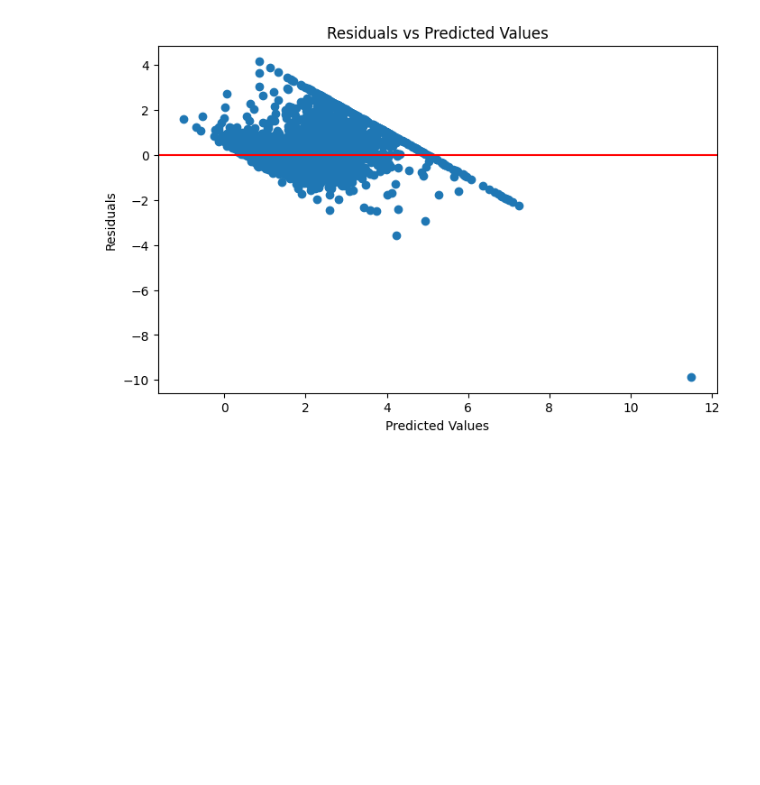
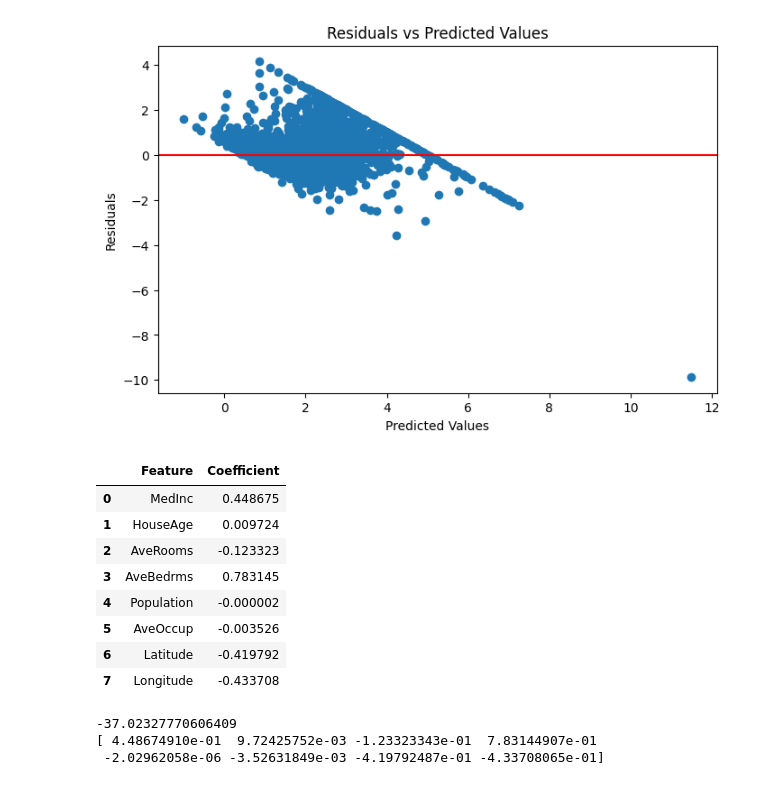
Before and after one commit to mim-1999/california-housing-regression, a Jupyter notebook: notebooks/01_eda_and_regression.ipynb, the cells around one changed output. Cells and saved outputs as stored; diff of their text form; code cells hidden in the pictures; blank space fills up the shorter version.

```diff
--- a/notebooks/01_eda_and_regression.ipynb
+++ b/notebooks/01_eda_and_regression.ipynb
@@ -239,3 +239,27 @@ plt.title("Residuals vs Predicted Values")
 plt.show()
 # %% [output]
 [figure]
+# %%
+coef_df = pd.DataFrame({
+    "Feature": X.columns,
+    "Coefficient": model.coef_
+})
+
+coef_df
+# %% [output]
+|  | Feature | Coefficient |
+| 0 | MedInc | 0.448675 |
+| 1 | HouseAge | 0.009724 |
+| 2 | AveRooms | -0.123323 |
+| 3 | AveBedrms | 0.783145 |
+| 4 | Population | -0.000002 |
+| 5 | AveOccup | -0.003526 |
+| 6 | Latitude | -0.419792 |
+| 7 | Longitude | -0.433708 |
+# %%
+print(model.intercept_)
+print(model.coef_)
+# %% [output]
+-37.02327770606409
+[ 4.48674910e-01  9.72425752e-03 -1.23323343e-01  7.83144907e-01
+ -2.02962058e-06 -3.52631849e-03 -4.19792487e-01 -4.33708065e-01]
```
